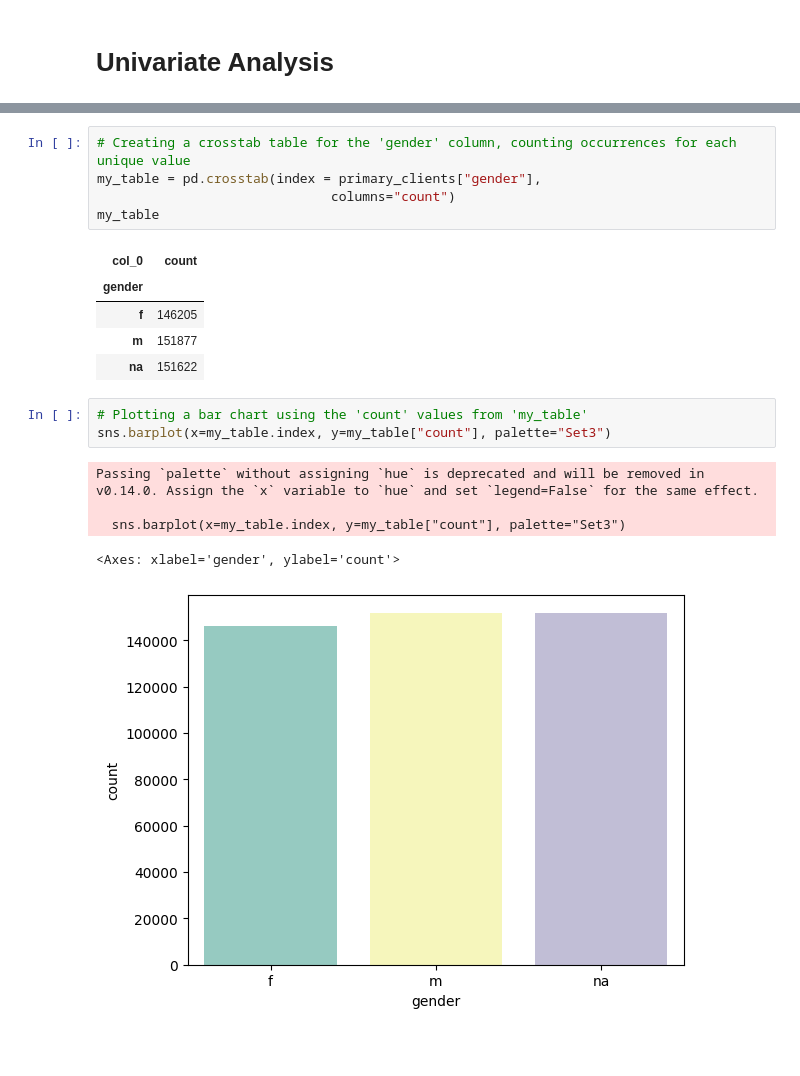
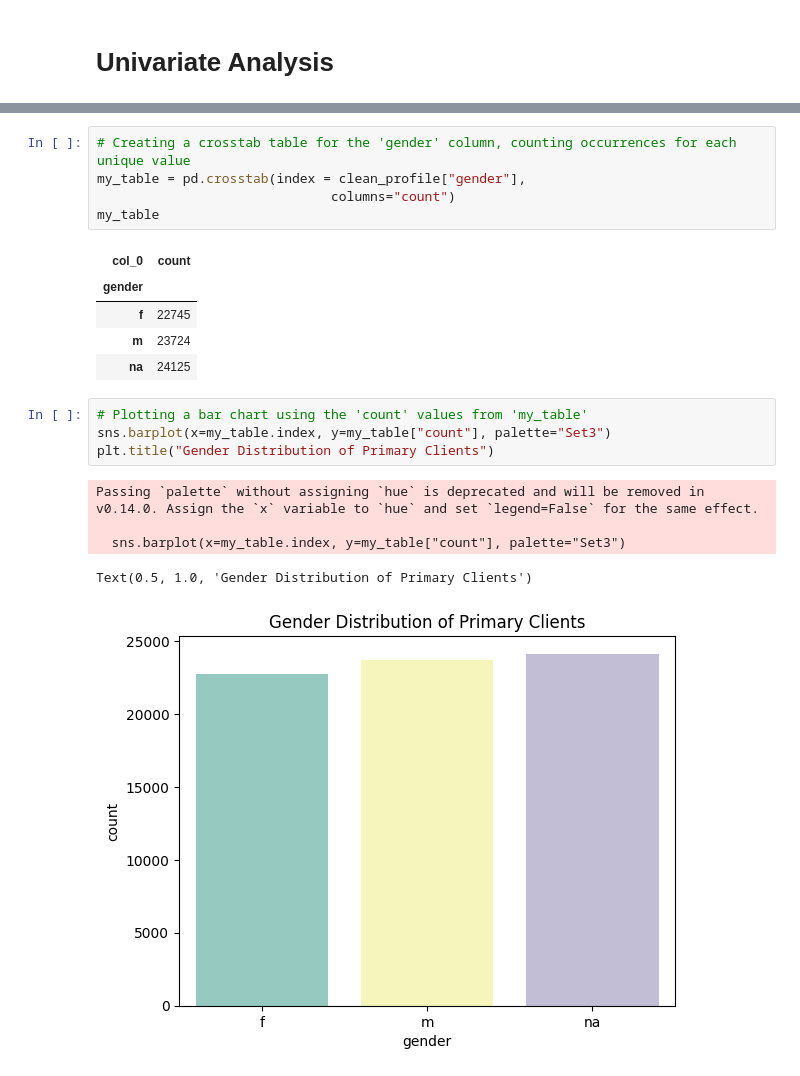
Before and after one commit to Ryanvandenakker/Vanguard_Project, a Jupyter notebook: notebooks/Vanguard Project.ipynb, the cells around one changed output, grey strips where cells are left out. Cells and saved outputs as stored; diff of their text form; blank space fills up the shorter version.

```diff
--- a/notebooks/Vanguard Project.ipynb
+++ b/notebooks/Vanguard Project.ipynb
@@ -272,22 +282,23 @@ dtype: bool
 # %%
 # Creating a crosstab table for the 'gender' column, counting occurrences for each unique value
-my_table = pd.crosstab(index = primary_clients["gender"],
+my_table = pd.crosstab(index = clean_profile["gender"],
                               columns="count")
 my_table
 # %% [output]
 | col_0 | count |
 | gender |  |
-| f | 146205 |
-| m | 151877 |
-| na | 151622 |
+| f | 22745 |
+| m | 23724 |
+| na | 24125 |
 # %%
 # Plotting a bar chart using the 'count' values from 'my_table'
 sns.barplot(x=my_table.index, y=my_table["count"], palette="Set3")
+plt.title("Gender Distribution of Primary Clients")
 # %% [output]
 Passing `palette` without assigning `hue` is deprecated and will be removed in v0.14.0. Assign the `x` variable to `hue` and set `legend=False` for the same effect.
 
   sns.barplot(x=my_table.index, y=my_table["count"], palette="Set3")
-<Axes: xlabel='gender', ylabel='count'>
+Text(0.5, 1.0, 'Gender Distribution of Primary Clients')
-[figure, old version]
+[figure, new version]
 # %%
 # Plotting a histogram for the 'age' column of the 'primary_clients' dataframe
```
Also changed, not shown: parts of 26 cells of this notebook.
